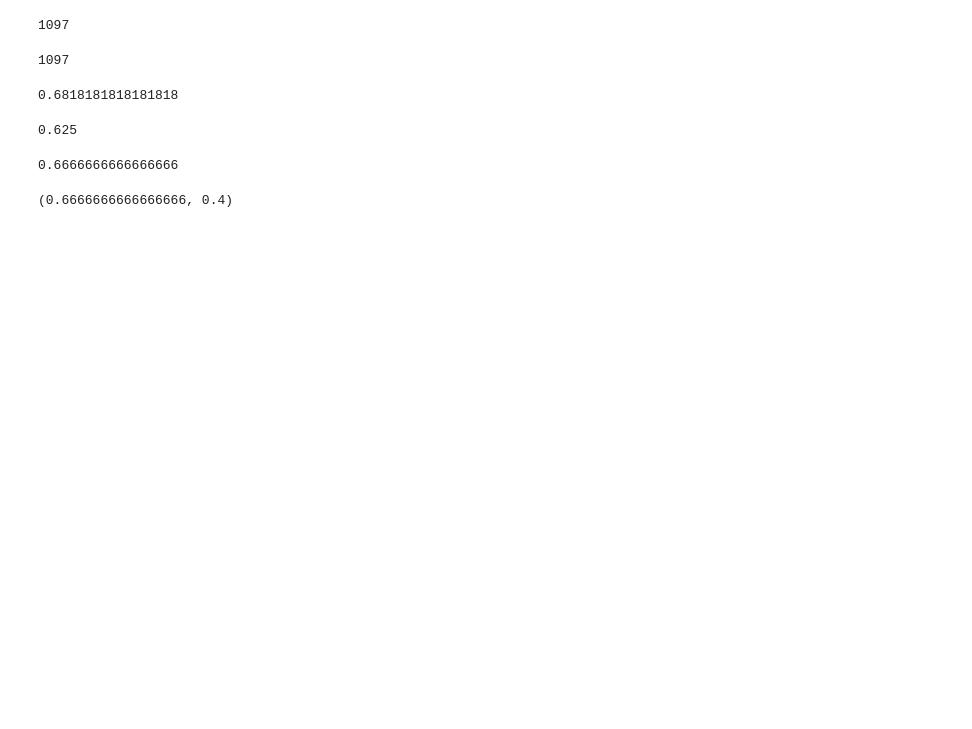
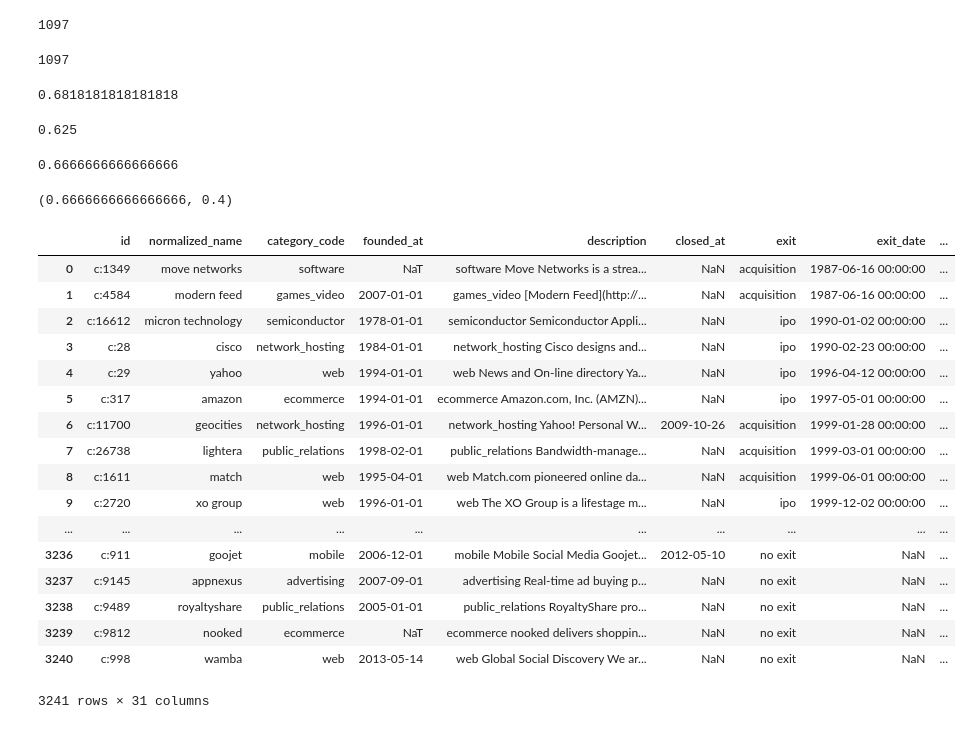
Before and after one commit to jojibou/invesscience, a Jupyter notebook: notebooks/Model.ipynb, the cells around one changed output. Cells and saved outputs as stored; diff of their text form; code cells hidden in the pictures; blank space fills up the shorter version.

```diff
--- a/notebooks/Model.ipynb
+++ b/notebooks/Model.ipynb
@@ -133,3 +133,24 @@ precision = precision_score(_true,_pred)
 recall, precision
 # %% [output]
 (0.6666666666666666, 0.4)
+# %%
+get_training_data(reference='a')
+# %% [output]
+|  | id | normalized_name | category_code | founded_at | description | closed_at | exit | exit_date | ... |
+| 0 | c:1349 | move networks | software | NaT | software Move Networks is a strea... | NaN | acquisition | 1987-06-16 00:00:00 | ... |
+| 1 | c:4584 | modern feed | games_video | 2007-01-01 | games_video [Modern Feed](http://... | NaN | acquisition | 1987-06-16 00:00:00 | ... |
+| 2 | c:16612 | micron technology | semiconductor | 1978-01-01 | semiconductor Semiconductor Appli... | NaN | ipo | 1990-01-02 00:00:00 | ... |
+| 3 | c:28 | cisco | network_hosting | 1984-01-01 | network_hosting Cisco designs and... | NaN | ipo | 1990-02-23 00:00:00 | ... |
+| 4 | c:29 | yahoo | web | 1994-01-01 | web News and On-line directory Ya... | NaN | ipo | 1996-04-12 00:00:00 | ... |
+| 5 | c:317 | amazon | ecommerce | 1994-01-01 | ecommerce Amazon.com, Inc. (AMZN)... | NaN | ipo | 1997-05-01 00:00:00 | ... |
+| 6 | c:11700 | geocities | network_hosting | 1996-01-01 | network_hosting Yahoo! Personal W... | 2009-10-26 | acquisition | 1999-01-28 00:00:00 | ... |
+| 7 | c:26738 | lightera | public_relations | 1998-02-01 | public_relations Bandwidth-manage... | NaN | acquisition | 1999-03-01 00:00:00 | ... |
+| 8 | c:1611 | match | web | 1995-04-01 | web Match.com pioneered online da... | NaN | acquisition | 1999-06-01 00:00:00 | ... |
+| 9 | c:2720 | xo group | web | 1996-01-01 | web The XO Group is a lifestage m... | NaN | ipo | 1999-12-02 00:00:00 | ... |
+| ... | ... | ... | ... | ... | ... | ... | ... | ... | ... |
+| 3236 | c:911 | goojet | mobile | 2006-12-01 | mobile Mobile Social Media Goojet... | 2012-05-10 | no exit | NaN | ... |
+| 3237 | c:9145 | appnexus | advertising | 2007-09-01 | advertising Real-time ad buying p... | NaN | no exit | NaN | ... |
+| 3238 | c:9489 | royaltyshare | public_relations | 2005-01-01 | public_relations RoyaltyShare pro... | NaN | no exit | NaN | ... |
+| 3239 | c:9812 | nooked | ecommerce | NaT | ecommerce nooked delivers shoppin... | NaN | no exit | NaN | ... |
+| 3240 | c:998 | wamba | web | 2013-05-14 | web Global Social Discovery We ar... | NaN | no exit | NaN | ... |
+3241 rows × 31 columns
```
Also changed, not shown: 4 other files.
